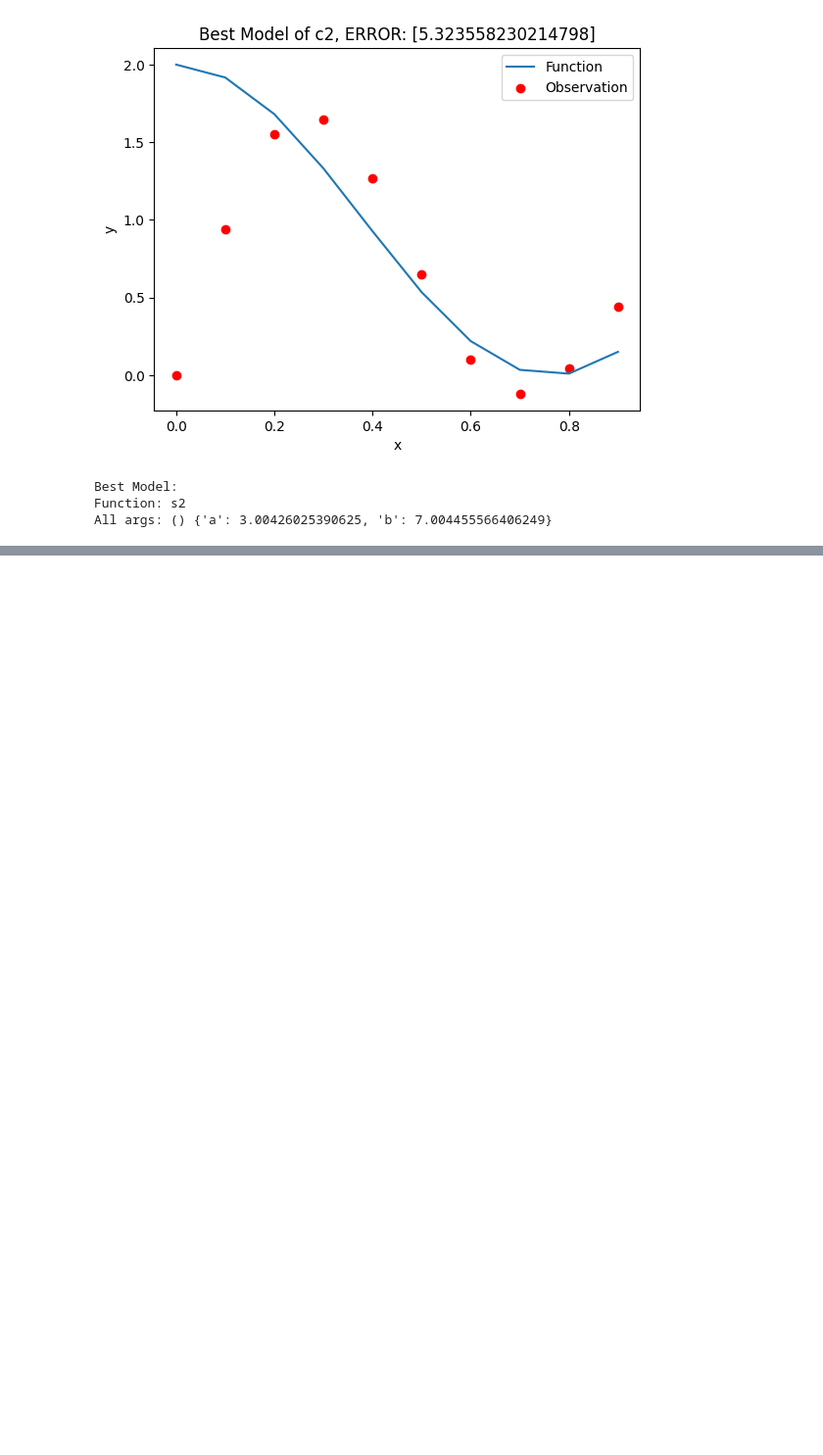
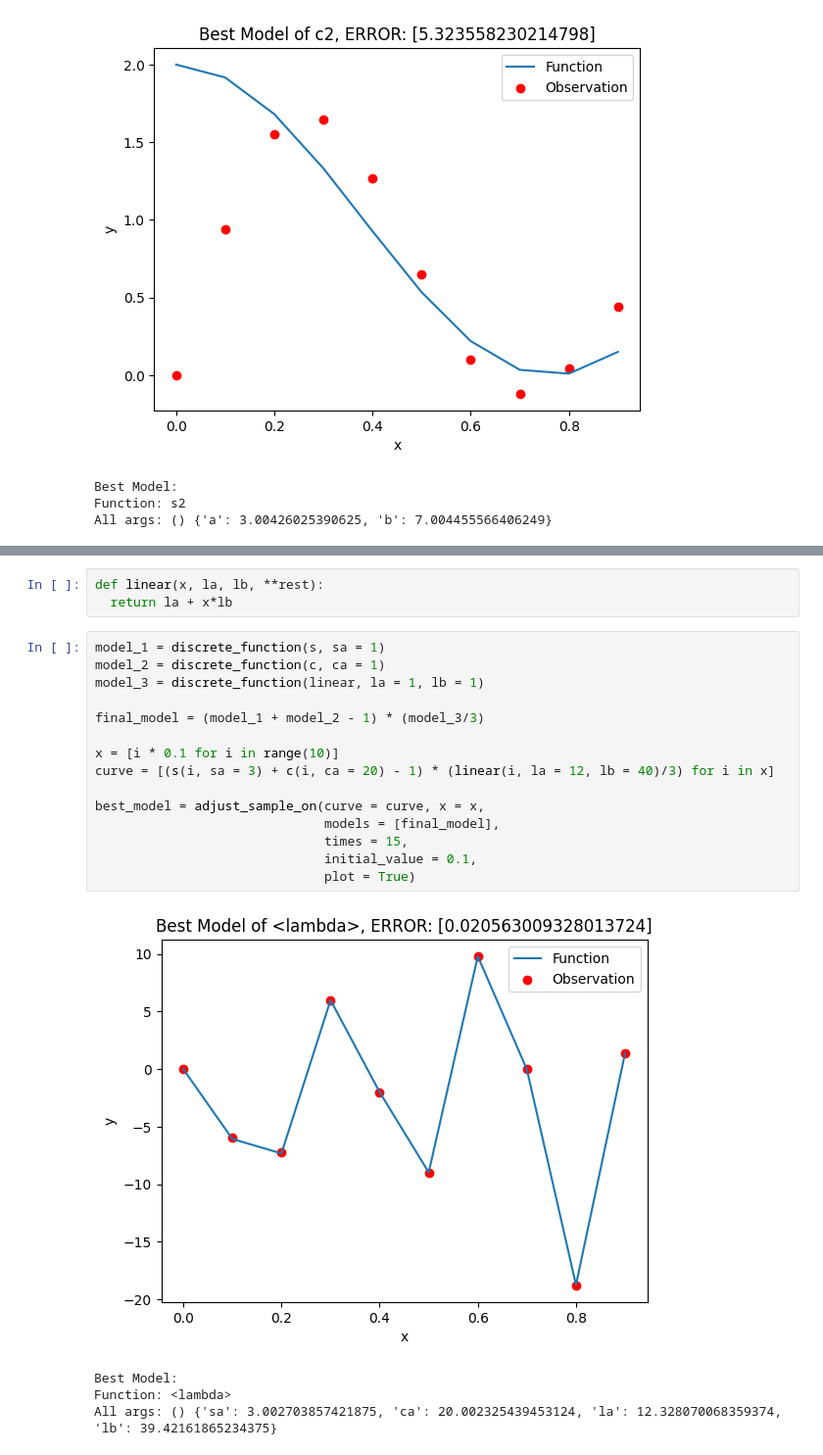
Before and after one commit to IanAguiar-ai/Discrete_Functions_Action_Integration_Hub, a Jupyter notebook: Example/Example_Discrete_Functions_Action_Integration_Hub.ipynb, the cells around one changed output, grey strips where cells are left out. Shown at 98% size. Drawn from its saved outputs; the diff is of its cells as text; blank space fills up the shorter version.

```diff
--- a/Example/Example_Discrete_Functions_Action_Integration_Hub.ipynb
+++ b/Example/Example_Discrete_Functions_Action_Integration_Hub.ipynb
@@ -315,0 +347,23 @@ All args: () {'a': 3.00426025390625, 'b': 7.004455566406249}
+# %%
+def linear(x, la, lb, **rest):
+  return la + x*lb
+# %%
+model_1 = discrete_function(s, sa = 1)
+model_2 = discrete_function(c, ca = 1)
+model_3 = discrete_function(linear, la = 1, lb = 1)
+
+final_model = (model_1 + model_2 - 1) * (model_3/3)
+
+x = [i * 0.1 for i in range(10)]
+curve = [(s(i, sa = 3) + c(i, ca = 20) - 1) * (linear(i, la = 12, lb = 40)/3) for i in x]
+
+best_model = adjust_sample_on(curve = curve, x = x,
+                              models = [final_model],
+                              times = 15,
+                              initial_value = 0.1,
+                              plot = True)
+# %% [output]
+[figure, added]
+Best Model:
+Function: <lambda>
+All args: () {'sa': 3.002703857421875, 'ca': 20.002325439453124, 'la': 12.328070068359374, 'lb': 39.42161865234375}
```
Also changed, not shown: parts of 10 cells of this notebook, 1 other file.
